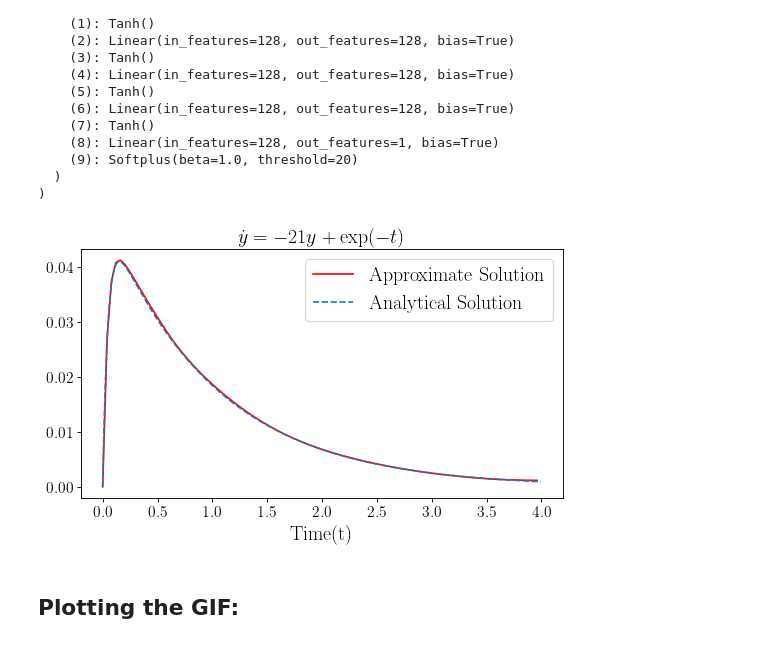
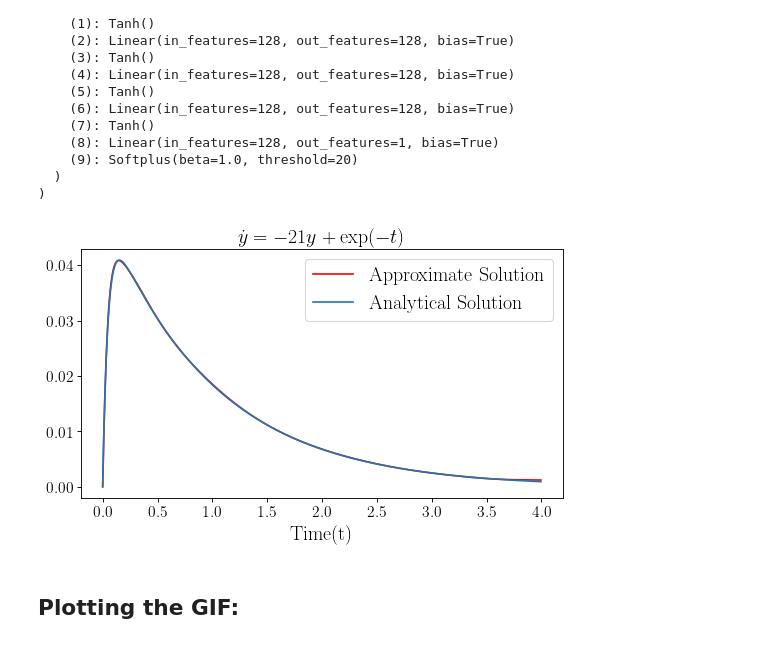
Before and after one commit to Mekahou/Fun-Stuff, a Jupyter notebook: codes/stiff differential equations/7.1 Solving Stiff ODEs DNN, No Boundary In The Loss.ipynb, the cells around one changed output. Cells and saved outputs as stored; diff of their text form; code cells hidden in the pictures.

```diff
--- a/codes/stiff differential equations/7.1 Solving Stiff ODEs DNN, No Boundary In The Loss.ipynb
+++ b/codes/stiff differential equations/7.1 Solving Stiff ODEs DNN, No Boundary In The Loss.ipynb
@@ -75,8 +106,8 @@ from torch.utils.data import Dataset, DataLoader
 # %%
 class Collocation_data:
     def __init__(self,
-                 mesh_step = 0.04,
-                 batch_size = 8,
+                 mesh_step = 0.08,
+                 batch_size = 4,
                 ):
 
 
@@ -243,20 +274,20 @@ NN(
   )
 )
 # %%
-time_tensor = Collocation_data().time
+time_tensor = Collocation_data(mesh_step = 0.005).time
 y_approx = y(model,time_tensor).detach()
 # %%
 plt.plot(time_tensor, y_approx, color = 'r' ,label= r"Approximate Solution")
-plt.plot(time_mesh,y_theory, "--", label= r"Analytical Solution")
+plt.plot(time_mesh,y_theory, label= r"Analytical Solution")
 #plt.plot(time_1,y_1, label = r"ODEINT Solution")
 plt.title(r"$\dot{y} = -21y+\exp(-t)$")
 
 plt.xlabel(r"Time(t)")
 plt.tight_layout()
 plt.legend(loc='best')
 plt.show()
 # %% [output]
-[figure, old version]
+[figure, new version]
 # %% [markdown]
 ## Plotting the GIF:
 # %%
```
Also changed, not shown: parts of 7 cells of this notebook, 1 other file.
